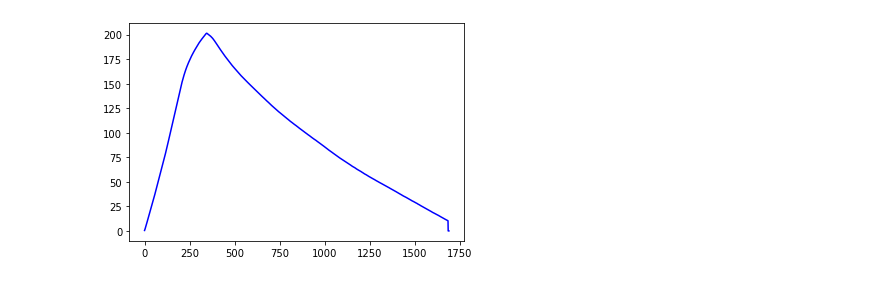
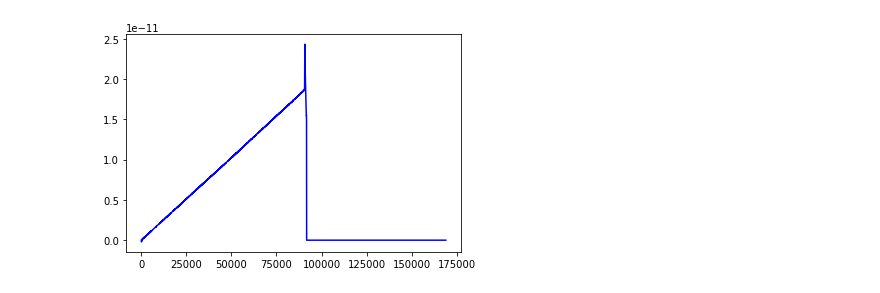
Before and after one commit to catsystems/cats-embedded, a Jupyter notebook: sim/KF.ipynb, the cells around one changed output. Saved outputs shown, nothing was run; the diff lists cells and outputs as text; code cells hidden in the pictures.

```diff
--- a/sim/KF.ipynb
+++ b/sim/KF.ipynb
@@ -101,28 +115,40 @@ def calculate_height(P0, P, T):
     return (((P0/P)**(1/5.257)-1)*(T+273.15)/0.0065)
 # %%
 import numpy as np
-Ts = 1/100
+Ts = 1/30
 x_bar = np.array([[0],[0],[0]])
-P_hat = np.array([[1e-9, 0, 0],[0, 1e-12, 0], [0, 0, 1e-15]])
-P0 = 90000
-time = np.zeros(1690)
-height = np.zeros(1690)
-velocity = np.zeros(1690)
-acc_offset = np.zeros(1690)
+P_bar = np.array([[1e-9, 0, 0],[0, 1e-12, 0], [0, 0, 1e-15]])
+P0 = 84820.41
+time = np.zeros(169000)
+height = np.zeros(169000)
+velocity = np.zeros(169000)
+acc_offset = np.zeros(169000)
 i = 0
 
 for timestamp, sensor_readings in log_df.iterrows():
-    y1 = calculate_height(P0, float(sensor_readings["baro_0"]), float(sensor_readings["temp_0"]))
-    y2 = calculate_height(P0, float(sensor_readings["baro_1"]), float(sensor_readings["temp_1"]))
-    y3 = calculate_height(P0, float(sensor_readings["baro_2"]), float(sensor_readings["temp_2"]))
-    y = np.array([[y1], [y2], [y3]])
-    u = float(sensor_readings["acc_z_0"])
+
+    if log_type == 'simcon':
+        y1 = calculate_height(P0, float(sensor_readings["baro_0"]), float(sensor_readings["temp_0"]))
+        y2 = calculate_height(P0, float(sensor_readings["baro_1"]), float(sensor_readings["temp_1"]))
+        y3 = calculate_height(P0, float(sensor_readings["baro_2"]), float(sensor_readings["temp_2"]))
+        y = np.array([[y1], [y2], [y3]])
+        u = float(sensor_readings["acc_z_0"])
+    else:
+        y1 = calculate_height(P0, float(sensor_readings["baro_0"]), float(sensor_readings["temp_0"]))
+        y2 = calculate_height(P0, float(sensor_readings["baro_1"]), float(sensor_readings["temp_1"]))
+        y = np.array([[y1], [y2]])
+        u = float(sensor_readings["acc_z_0"])
+
+    if ((float(timestamp) > 90000) and (float(timestamp) < 90100)):
+        print(sensor_readings["baro_0"])
 
 
     [x_hat, P_hat] = prediction_step(x_bar, u, P_bar)
 
-
-    [x_bar, P_bar] = update_step(x_hat, P_hat, y)
+    if log_type == 'simcon':
+        [x_bar, P_bar] = update_step_sim(x_hat, P_hat, y)
+    else:
+        [x_bar, P_bar] = update_step_rec(x_hat, P_hat, y)
 
 
     height[i] = x_bar[0]
@@ -138,5 +181,5 @@ plt.show()
 # %%
-plt.plot(velocity, 'b')
+plt.plot(acc_offset, 'b')
 plt.show()
 # %% [output]
-[figure, old version]
+[figure, new version]
```
Also changed, not shown: parts of 10 cells of this notebook.
